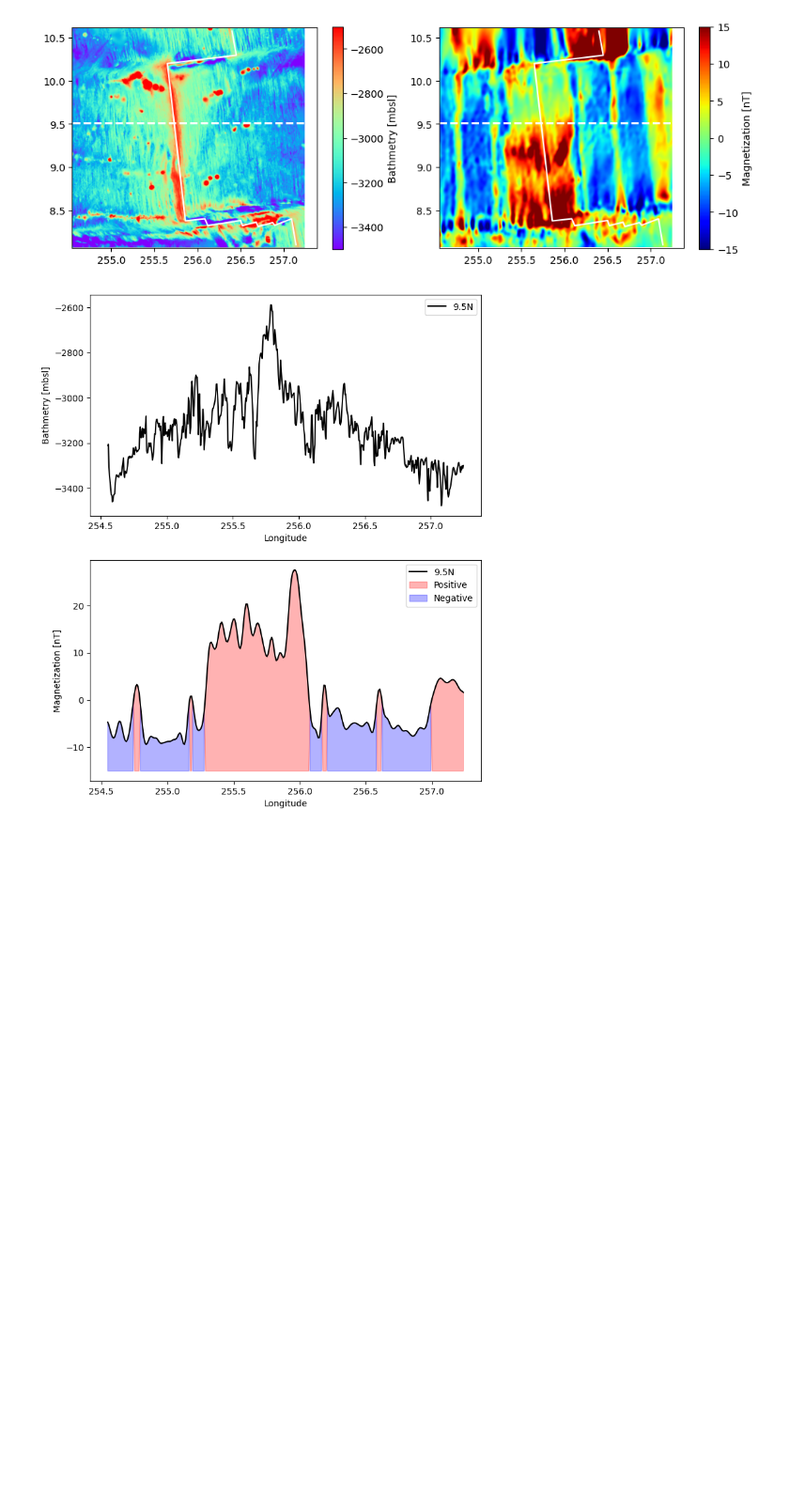
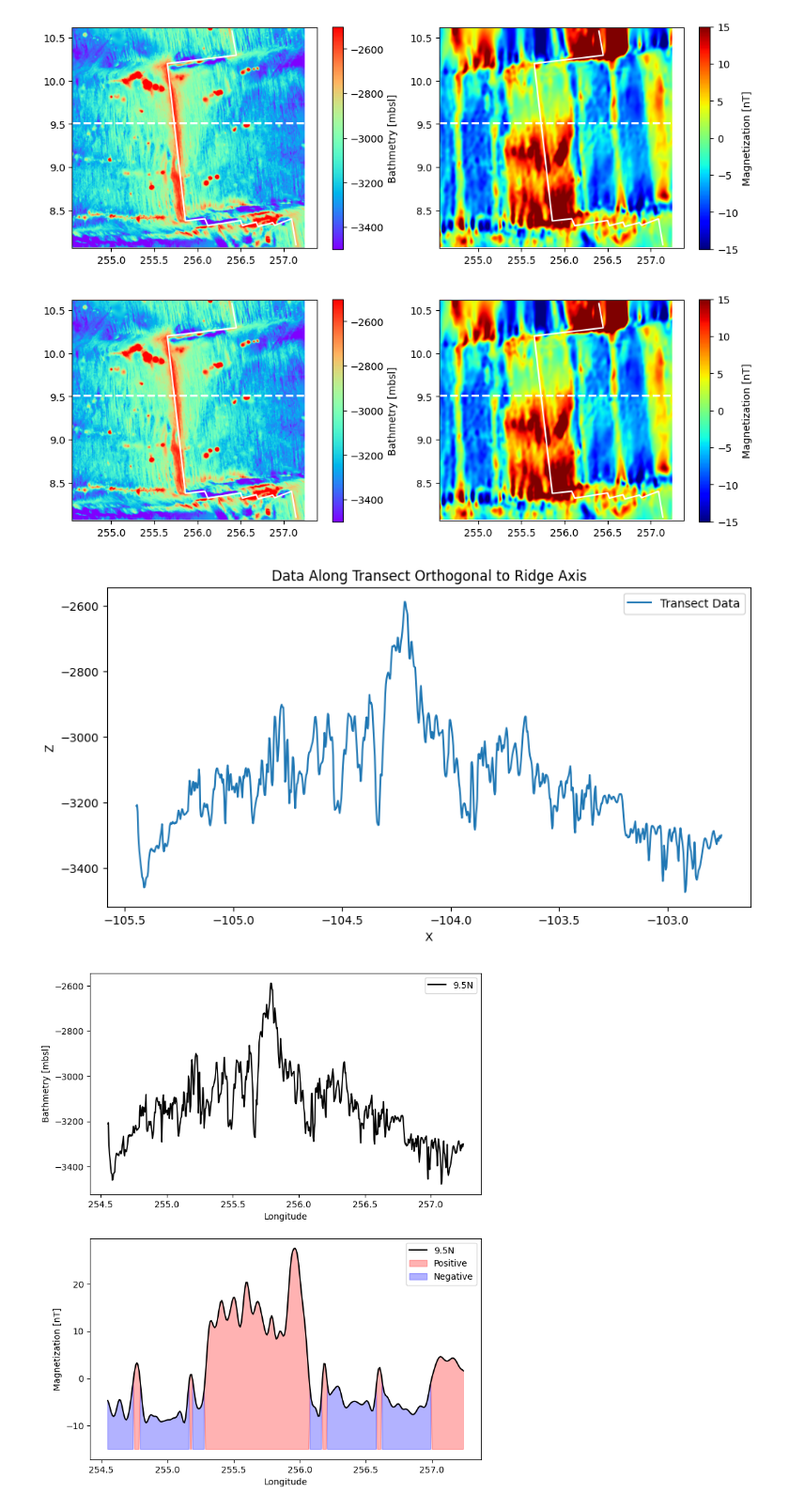
Before and after one commit to seanb7/GEOL-450, a Jupyter notebook: Bathymetry_and_Magnetics.ipynb, the cells around one changed output. Shown at 94% size. Cells and saved outputs as stored; diff of their text form; code cells hidden in the pictures; blank space fills up the shorter version.

```diff
--- a/Bathymetry_and_Magnetics.ipynb
+++ b/Bathymetry_and_Magnetics.ipynb
@@ -145,6 +150,61 @@ plt.show()
 fig.savefig('Bathmetry and Magnetization of the CS_ridge.pdf')
 # %% [output]
 [figure]
+# %%
+# Bonus attempt for extracting Data along a transect that is orthogonal to the Ridge Access
+fig, cax = plt.subplots(1,2, figsize = (12,8))
+ax2 = plt.subplot(121)
+cs = plt.imshow(datamat2, extent = [x.min(), x.max(), y.min(), y.max()], cmap = 'rainbow', vmin = -3500, vmax = -2500)
+plt.plot(data.LON+360, data.LAT, 'w-')
+plt.plot(x2+360, ybath, 'w--', linewidth = 2)
+fig = plt.gcf()
+cbar = fig.colorbar(cs, shrink = 0.5, ax = ax2)
+cbar.ax.set_ylabel('Bathmetry [mbsl]')
+
+ax1 = plt.subplot(122)
+cs = plt.imshow(datamat, extent = [x.min(), x.max(), y.min(), y.max()], cmap = 'jet', vmin = -15, vmax = 15)
+plt.plot(data.LON+360, data.LAT, 'w-')
+plt.plot(x2+360, ybath, 'w--', linewidth = 2)
+fig = plt.gcf()
+cbar = fig.colorbar(cs, shrink = 0.5, ax = ax1)
+cbar.ax.set_ylabel('Magnetization [nT]')
+
+# Assuming x2, y2, and datamat2 represent X, Y, and Z respectively
+# If these are incorrect, replace them with the correct variables
+X = x2 # Assuming x2 is your X data
+Y = y2 # Assuming y2 is your Y data
+Z = datamat2 # Assuming datamat2 is your Z data
+
+# Interpolate data along the transect
+# Define transect_x and transect_y before using them
+transect_x = np.linspace(X.min(), X.max(), 1000)  # Replace with your desired transect
+# Make sure transect_y has the same shape as transect_x
+transect_y = np.ones_like(transect_x) * ybath[0] # Assuming ybath[0] is your desired y-value for the transect
+
+
+from scipy.interpolate import griddata # Import griddata
+
+# Create grid for interpolation
+xi, yi = np.meshgrid(X, Y)
+
+# Use xi.flatten() and yi.flatten() to create points
+points = np.array([xi.flatten(), yi.flatten()]).T
+values = Z.flatten()
+transect_points = np.array([transect_x, transect_y]).T
+
+transect_data = griddata(points, values, transect_points, method='linear')
+
+# Plot the transect data
+plt.figure(figsize=(10, 5))
+plt.plot(transect_x, transect_data, label='Transect Data')
+plt.xlabel('X')
+plt.ylabel('Z')
+plt.title('Data Along Transect Orthogonal to Ridge Axis')
+plt.legend()
+plt.show()
+# %% [output]
+[figure, added]
+[figure, added]
 # %%
 # Export line of the Magnetics to Illustrate the reversals
 mag = datamat[n, :]
```
Also changed, not shown: parts of 3 cells of this notebook.
